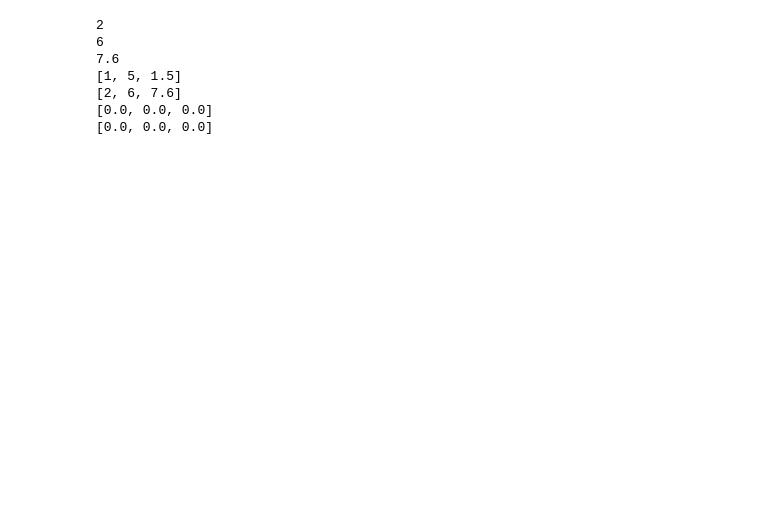
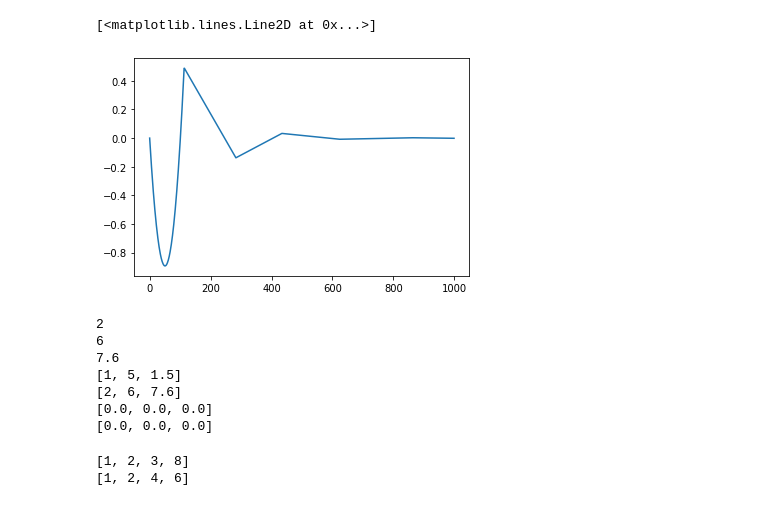
Before and after one commit to sononicola/Continuous-Beam-Solver, a Jupyter notebook: main_jupyter.ipynb, the cells around one changed output. Drawn from its saved outputs; the diff is of its cells as text; code cells hidden in the pictures; blank space fills up the shorter version.

```diff
--- a/main_jupyter.ipynb
+++ b/main_jupyter.ipynb
@@ -28,0 +74,10 @@ trave.spans_q_min() = [0.0, 0.0, 0.0, 0.0, 0.0, 0.0]
+# %%
+m_i_lambdify = sp.lambdify(s,-np.sum(m_i,axis=0))
+
+s_func = np.linspace(0, 26.5, 1000)
+
+m = m_i_lambdify(s_func)
+plt.plot(m)
+# %% [output]
+[<matplotlib.lines.Line2D at 0x...>]
+[figure, added]
@@ -47,3 +104,12 @@ print(beam.spans_q_min())
 [2, 6, 7.6]
 [0.0, 0.0, 0.0]
 [0.0, 0.0, 0.0]
+# %%
+list_of_xy_lists = [[[1,2,3,8],[1,2,4,6]]]
+for xy in list_of_xy_lists:
+    x,y = xy[0] ,xy[1]
+    print(x)
+    print(y)
+# %% [output]
+[1, 2, 3, 8]
+[1, 2, 4, 6]
```
Also changed, not shown: parts of 17 cells of this notebook, 3 other files.
